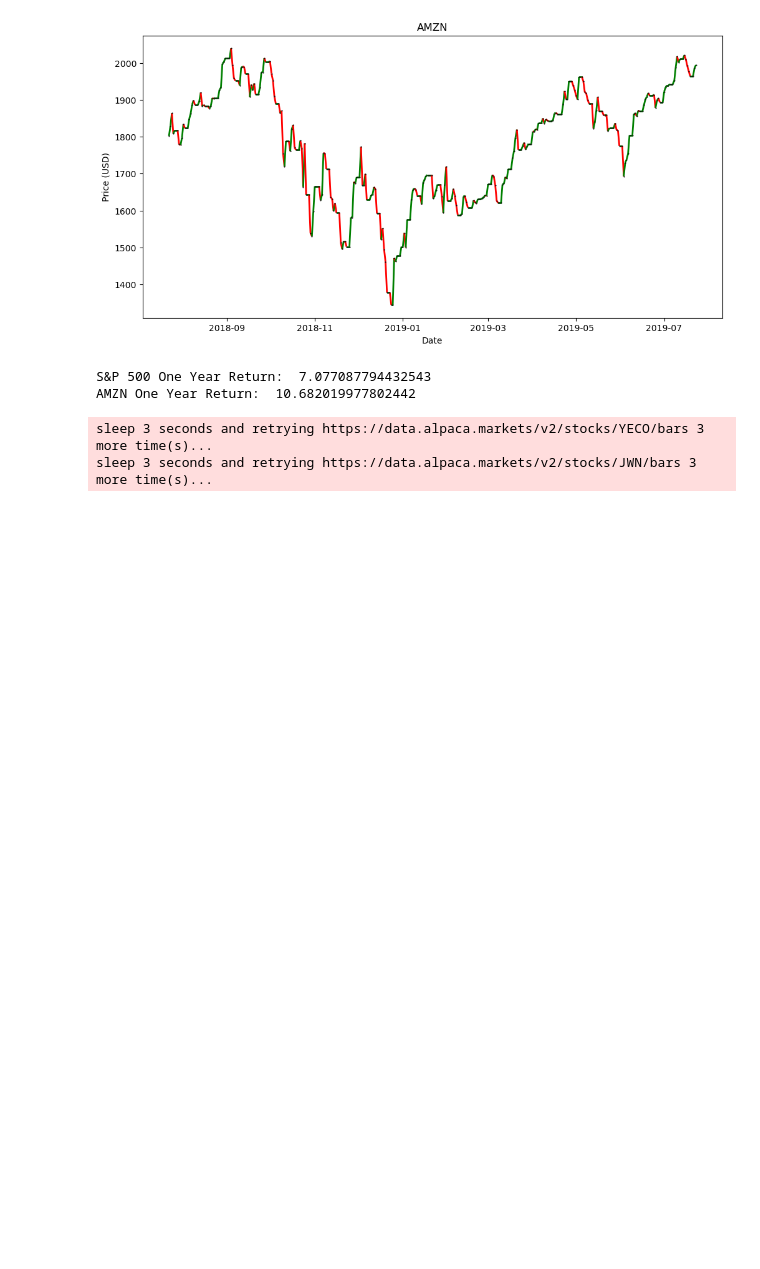
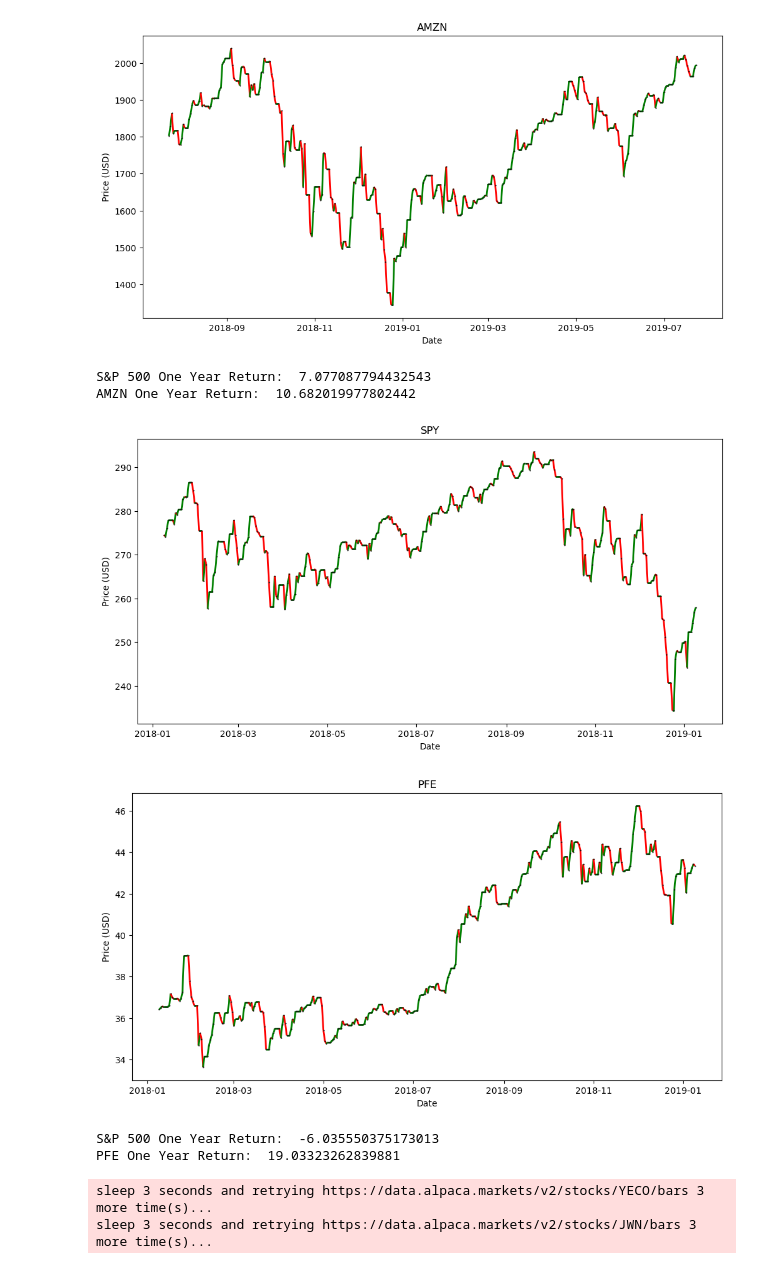
Before and after one commit to olincollege/reddit-stock-market-analysis, a Jupyter notebook: computational_essay.ipynb, the cells around one changed output. Cells and saved outputs as stored; diff of their text form; code cells hidden in the pictures; blank space fills up the shorter version.

```diff
--- a/computational_essay.ipynb
+++ b/computational_essay.ipynb
@@ -67,6 +67,13 @@ generate_results('AMZN', "2018-07-23")
 [figure]
 S&P 500 One Year Return:  7.077087794432543
 AMZN One Year Return:  10.682019977802442
+# %%
+generate_results('PFE', "2018-01-09")
+# %% [output]
+[figure, added]
+[figure, added]
+S&P 500 One Year Return:  -6.035550375173013
+PFE One Year Return:  19.03323262839881
 # %%
 from stock_info.annual_return import get_annual_return
 from stock_info.pull_stock_info import get_stock_info
```
Also changed, not shown: parts of 5 cells of this notebook, 4 other files.
